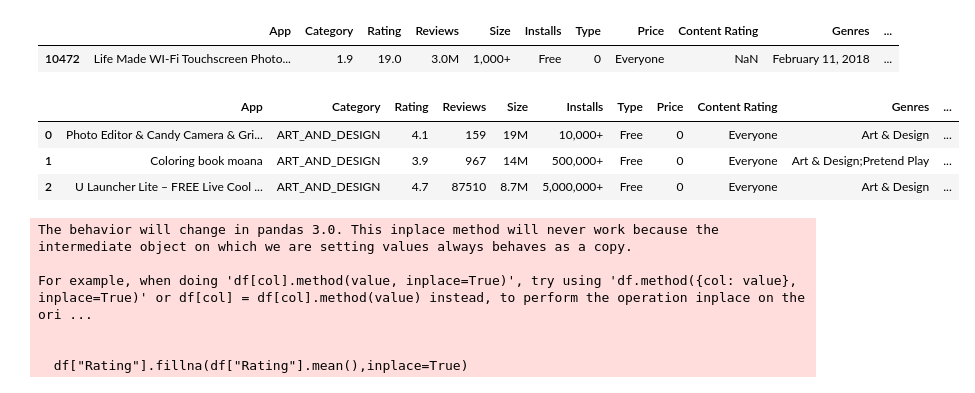
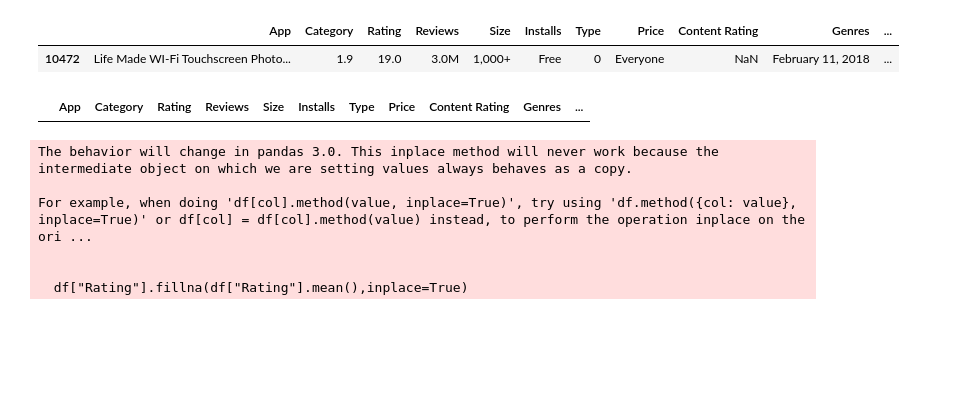
Before and after one commit to Devansh-react/data_cleaning_preprocressing, a Jupyter notebook: Ch-5.ipynb, the cells around one changed output. Saved outputs shown, nothing was run; the diff lists cells and outputs as text; code cells hidden in the pictures; blank space fills up the shorter version.

```diff
--- a/Ch-5.ipynb
+++ b/Ch-5.ipynb
@@ -92,12 +102,9 @@ df.loc[df["Rating"]>5].head()
 # %%
 import numpy as np
 df.loc[df["Rating"]>5,"Rating"]= np.nan
-df.head(3)
+df.loc[df["Rating"]==np.nan]
 # %% [output]
 |  | App | Category | Rating | Reviews | Size | Installs | Type | Price | Content Rating | Genres | ... |
-| 0 | Photo Editor & Candy Camera & Gri... | ART_AND_DESIGN | 4.1 | 159 | 19M | 10,000+ | Free | 0 | Everyone | Art & Design | ... |
-| 1 | Coloring book moana | ART_AND_DESIGN | 3.9 | 967 | 14M | 500,000+ | Free | 0 | Everyone | Art & Design;Pretend Play | ... |
-| 2 | U Launcher Lite – FREE Live Cool ... | ART_AND_DESIGN | 4.7 | 87510 | 8.7M | 5,000,000+ | Free | 0 | Everyone | Art & Design | ... |
 # %%
 df["Rating"].fillna(df["Rating"].mean(),inplace=True)
 df.head(3)
```
Also changed, not shown: parts of 39 cells of this notebook.
